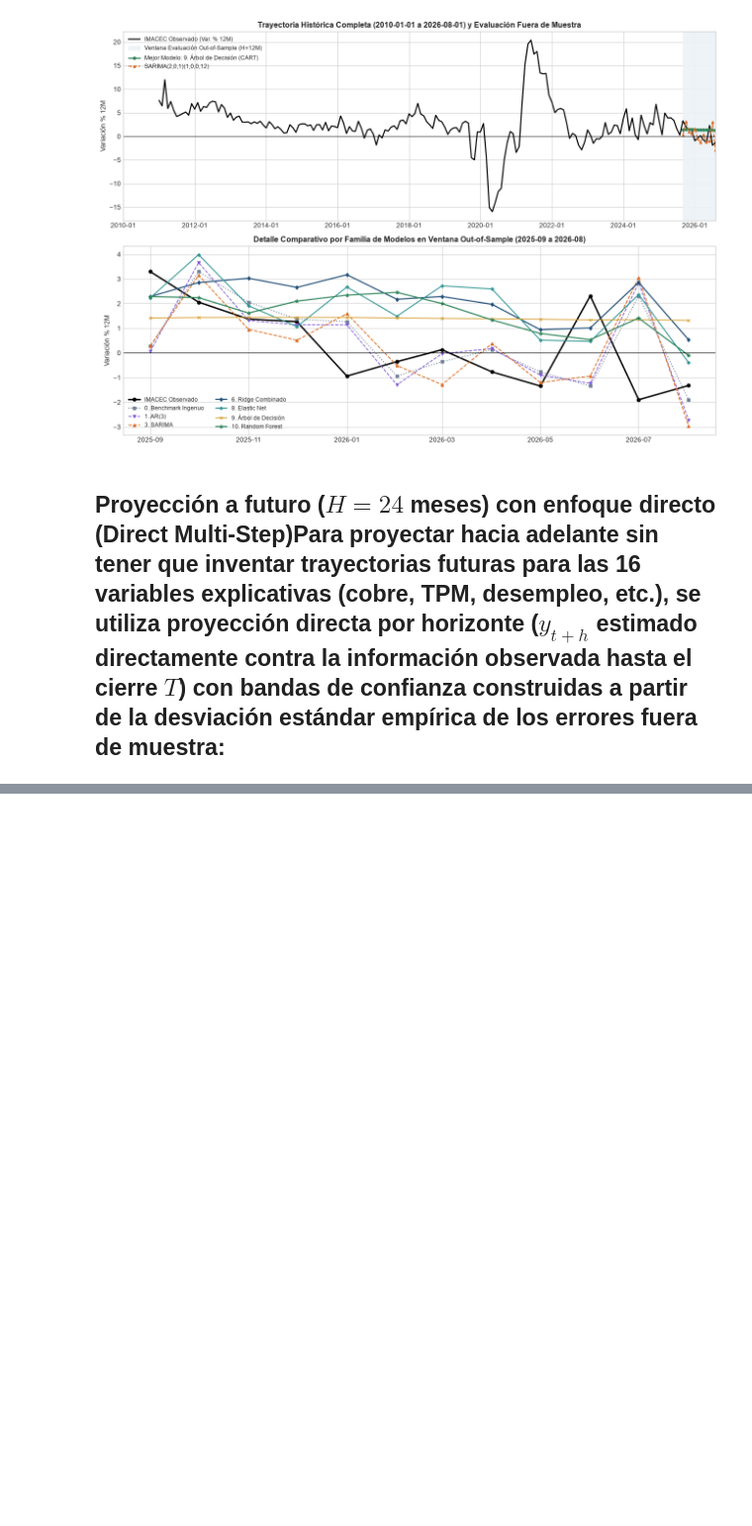
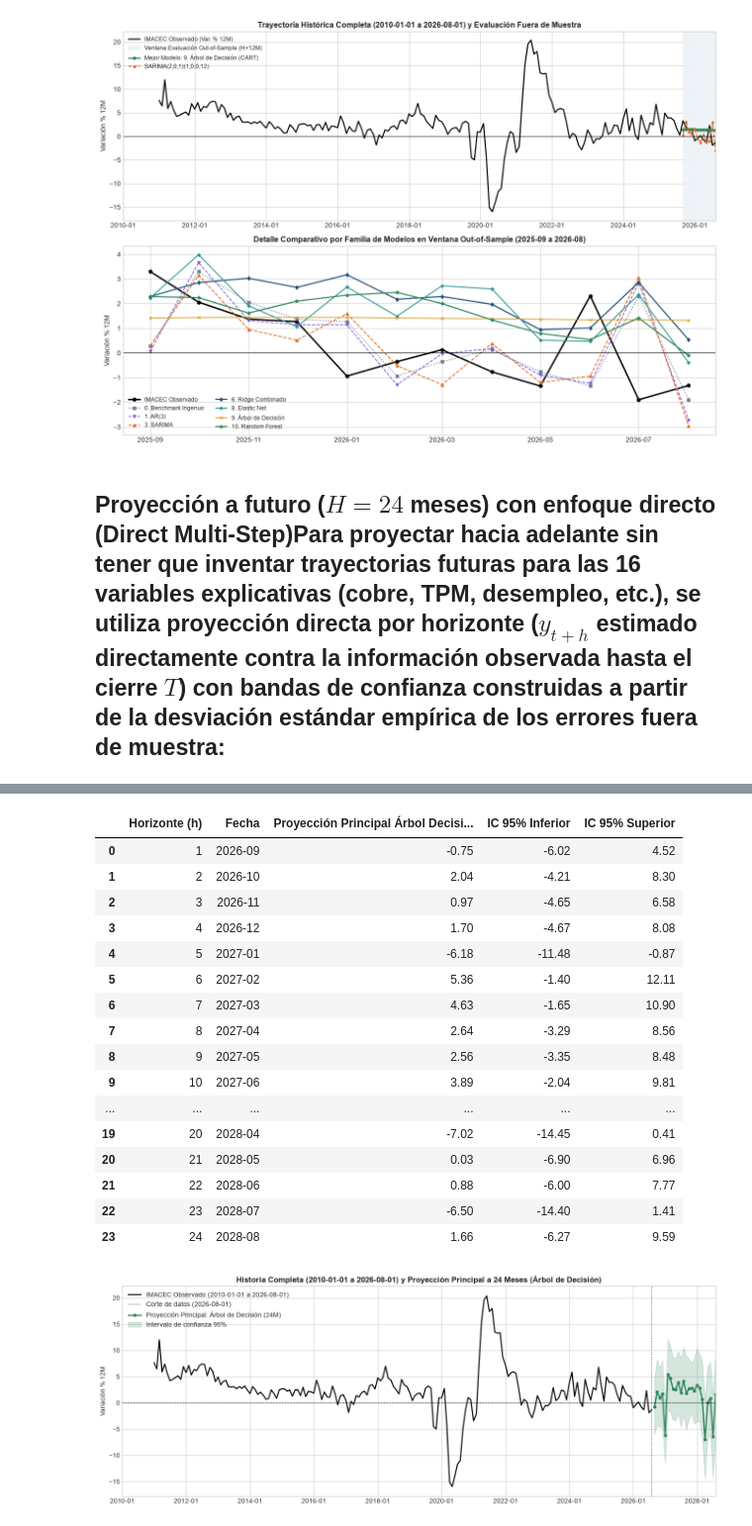
Before and after one commit to matiaspalma1/Portafolio_grupo_12_Imacec, a Jupyter notebook: notebooks/03_analisis_coyuntura_y_modelos.ipynb, the cells around one changed output, grey strips where cells are left out. Shown at 99% size. Drawn from its saved outputs; the diff is of its cells as text; code cells hidden in the pictures; blank space fills up the shorter version.

Commit message:
Alineacion de archivos dashboard y 03_analisis_coyuntura_y_modelos

```diff
--- a/notebooks/03_analisis_coyuntura_y_modelos.ipynb
+++ b/notebooks/03_analisis_coyuntura_y_modelos.ipynb
@@ -605,0 +529,77 @@ plt.show()
+# %%
+H_FUTURO = 24
+ultima_obs_fecha = df_modelo.index.max()  # 2026-08-01
+fechas_futuras = pd.date_range(ultima_obs_fecha + pd.offsets.MonthBegin(1), periods=H_FUTURO, freq="MS")
+
+# Modelo principal reportado: Árbol de Decisión (CART) con proyección directa multi-horizonte
+# Mismos hiperparámetros que en la evaluación out-of-sample (max_depth=3, min_samples_leaf=8)
+X_actual = df_modelo.loc[[ultima_obs_fecha], X_all_cols]
+
+proyeccion_media = []
+proyeccion_inf = []
+proyeccion_sup = []
+
+for h in range(1, H_FUTURO + 1):
+    y_target_h = df_modelo["y"].shift(-h)
+    valid_h = y_target_h.notna()
+
+    X_tr_h = df_modelo.loc[valid_h, X_all_cols]
+    y_tr_h = y_target_h.loc[valid_h]
+
+    mod_h = DecisionTreeRegressor(max_depth=3, min_samples_leaf=8, random_state=42)
+    mod_h.fit(X_tr_h, y_tr_h)
+
+    pred_h = float(mod_h.predict(X_actual)[0])
+    residuos_h = y_tr_h - mod_h.predict(X_tr_h)
+    se_h = float(np.std(residuos_h, ddof=1))
+
+    # Intervalo de confianza al 95% (z = 1.96)
+    proyeccion_media.append(pred_h)
+    proyeccion_inf.append(pred_h - 1.96 * se_h)
+    proyeccion_sup.append(pred_h + 1.96 * se_h)
+
+df_proyeccion = pd.DataFrame({
+    "Horizonte (h)": range(1, H_FUTURO + 1),
+    "Fecha": fechas_futuras.strftime("%Y-%m"),
+    "Proyección Principal Árbol Decisión (Var. % 12M)": np.round(proyeccion_media, 2),
+    "IC 95% Inferior": np.round(proyeccion_inf, 2),
+    "IC 95% Superior": np.round(proyeccion_sup, 2),
+})
+
+display(df_proyeccion)
+
+# Gráfico histórico completo (2010-01-01 a 2026-08-01) + proyección principal a 24 meses
+fig, ax = plt.subplots(figsize=(13.5, 5.2))
+ax.plot(imacec_var.index, imacec_var, color="black", lw=1.7, label="IMACEC Observado (2010-01-01 a 2026-08-01)")
+ax.axvline(LIMITE_X_MAX, color="#4a5568", linestyle=":", lw=1.3, label="Corte de datos (2026-08-01)")
+ax.plot(fechas_futuras, proyeccion_media, "-o", color="#2f855a", lw=2, ms=4, label="Proyección Principal: Árbol de Decisión (24M)")
+ax.fill_between(fechas_futuras, proyeccion_inf, proyeccion_sup, color="#2f855a", alpha=0.2, label="Intervalo de confianza 95%")
+ax.axhline(0, color="black", lw=0.8, linestyle="--")
+
+ax.set_xlim(LIMITE_X_MIN, fechas_futuras[-1])
+ax.xaxis.set_major_locator(mdates.YearLocator(2))
+ax.xaxis.set_major_formatter(mdates.DateFormatter("%Y-%m"))
+ax.set_title("Historia Completa (2010-01-01 a 2026-08-01) y Proyección Principal a 24 Meses (Árbol de Decisión)", fontsize=12, fontweight="bold")
+ax.set_ylabel("Variación % 12M")
+ax.legend(loc="upper left")
+plt.tight_layout()
+plt.show()
+# %% [output]
+|  | Horizonte (h) | Fecha | Proyección Principal Árbol Decisi... | IC 95% Inferior | IC 95% Superior |
+| 0 | 1 | 2026-09 | -0.75 | -6.02 | 4.52 |
+| 1 | 2 | 2026-10 | 2.04 | -4.21 | 8.30 |
+| 2 | 3 | 2026-11 | 0.97 | -4.65 | 6.58 |
+| 3 | 4 | 2026-12 | 1.70 | -4.67 | 8.08 |
+| 4 | 5 | 2027-01 | -6.18 | -11.48 | -0.87 |
+| 5 | 6 | 2027-02 | 5.36 | -1.40 | 12.11 |
+| 6 | 7 | 2027-03 | 4.63 | -1.65 | 10.90 |
+| 7 | 8 | 2027-04 | 2.64 | -3.29 | 8.56 |
+| 8 | 9 | 2027-05 | 2.56 | -3.35 | 8.48 |
+| 9 | 10 | 2027-06 | 3.89 | -2.04 | 9.81 |
+| ... | ... | ... | ... | ... | ... |
+| 19 | 20 | 2028-04 | -7.02 | -14.45 | 0.41 |
+| 20 | 21 | 2028-05 | 0.03 | -6.90 | 6.96 |
+| 21 | 22 | 2028-06 | 0.88 | -6.00 | 7.77 |
+| 22 | 23 | 2028-07 | -6.50 | -14.40 | 1.41 |
+| 23 | 24 | 2028-08 | 1.66 | -6.27 | 9.59 |
+[figure, added]
```
Also changed, not shown: parts of 1 cell of this notebook, 2 other files.
